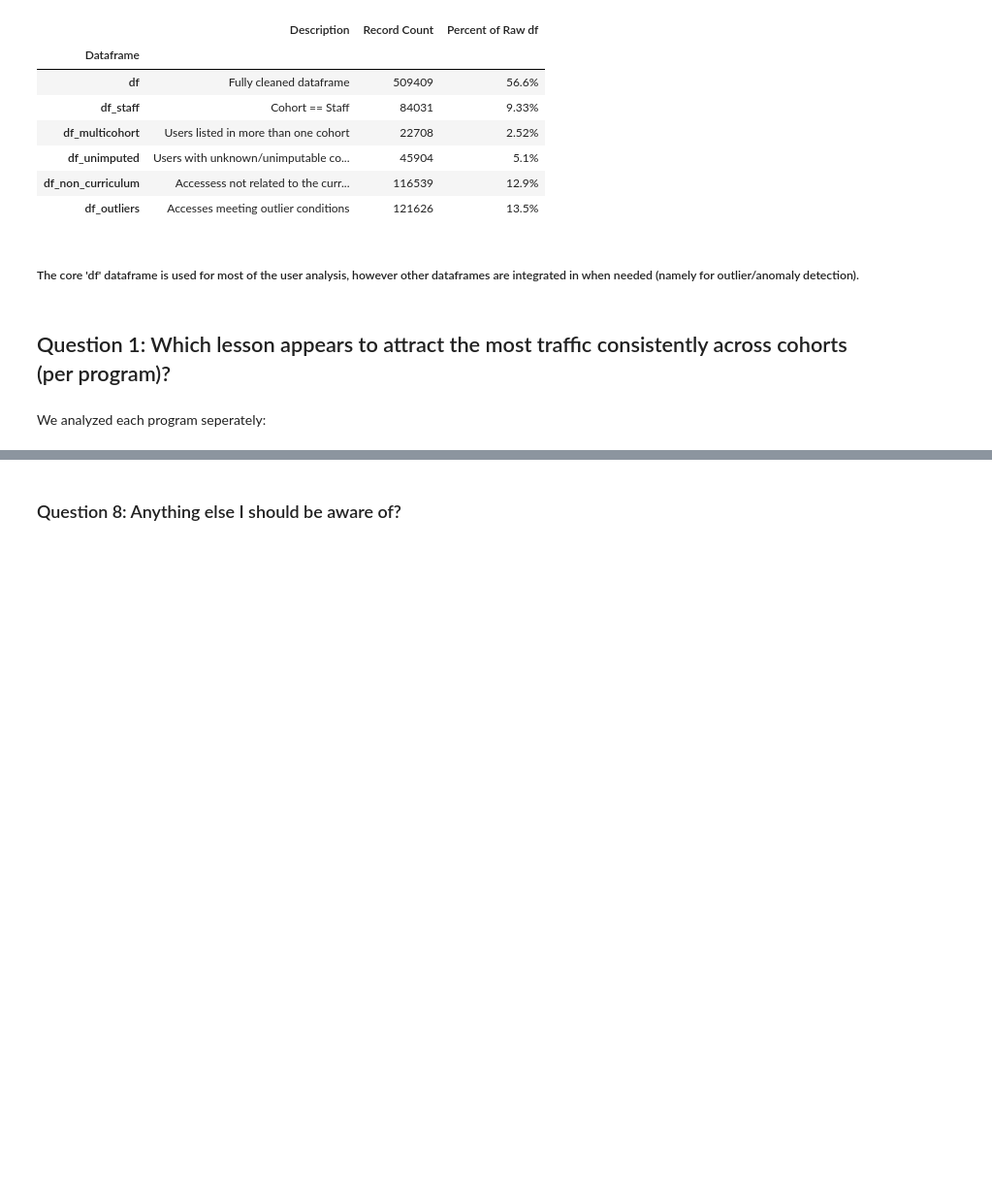
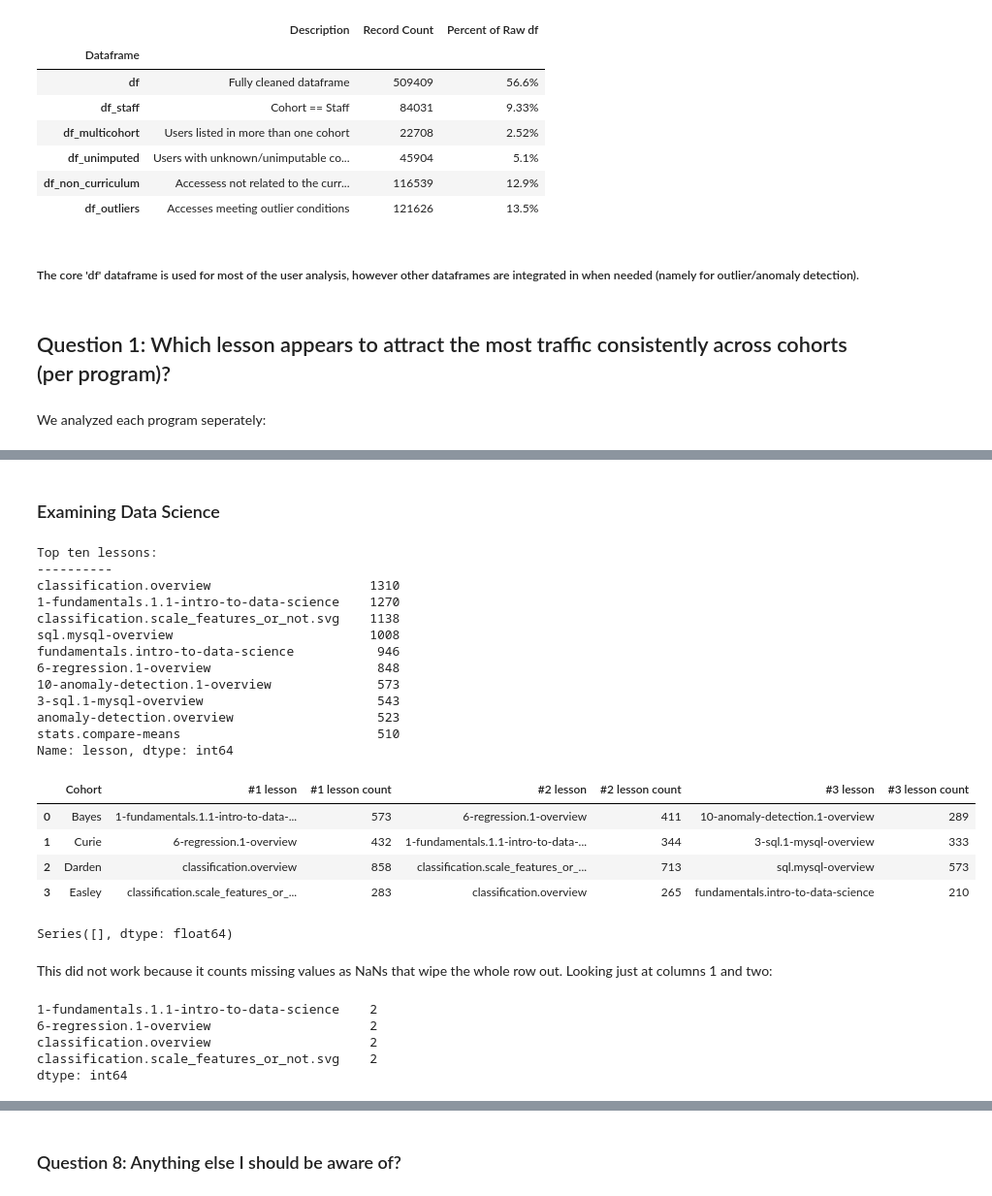
Before and after one commit to miller-cerna-laskowski-morris-eyring/anomaly-group-project, a Jupyter notebook: Final.ipynb, the cells around one changed output, grey strips where cells are left out. Shown at 97% size. Drawn from its saved outputs; the diff is of its cells as text; code cells hidden in the pictures; blank space fills up the shorter version.

```diff
--- a/Final.ipynb
+++ b/Final.ipynb
@@ -83,0 +141,41 @@ We analyzed each program seperately:
+# %% [markdown]
+### Examining Data Science
+# %%
+ds_tl = explore.lesson_top_three(ds)
+ds_tl
+# %% [output]
+Top ten lessons:
+----------
+classification.overview                     1310
+1-fundamentals.1.1-intro-to-data-science    1270
+classification.scale_features_or_not.svg    1138
+sql.mysql-overview                          1008
+fundamentals.intro-to-data-science           946
+6-regression.1-overview                      848
+10-anomaly-detection.1-overview              573
+3-sql.1-mysql-overview                       543
+anomaly-detection.overview                   523
+stats.compare-means                          510
+Name: lesson, dtype: int64
+|  | Cohort | #1 lesson | #1 lesson count | #2 lesson | #2 lesson count | #3 lesson | #3 lesson count |
+| 0 | Bayes | 1-fundamentals.1.1-intro-to-data-... | 573 | 6-regression.1-overview | 411 | 10-anomaly-detection.1-overview | 289 |
+| 1 | Curie | 6-regression.1-overview | 432 | 1-fundamentals.1.1-intro-to-data-... | 344 | 3-sql.1-mysql-overview | 333 |
+| 2 | Darden | classification.overview | 858 | classification.scale_features_or_... | 713 | sql.mysql-overview | 573 |
+| 3 | Easley | classification.scale_features_or_... | 283 | classification.overview | 265 | fundamentals.intro-to-data-science | 210 |
+# %%
+a3 = ds_tl['#1 lesson'].value_counts()
+b3 = ds_tl['#2 lesson'].value_counts()
+c3 = ds_tl['#3 lesson'].value_counts()
+(a3 + b3 + c3).nlargest()
+# %% [output]
+Series([], dtype: float64)
+# %% [markdown]
+This did not work because it counts missing values as NaNs that wipe the whole row out.  Looking just at columns 1 and two:
+# %%
+(a3 + b3)
+# %% [output]
+1-fundamentals.1.1-intro-to-data-science    2
+6-regression.1-overview                     2
+classification.overview                     2
+classification.scale_features_or_not.svg    2
+dtype: int64
```
Also changed, not shown: parts of 28 cells of this notebook.
